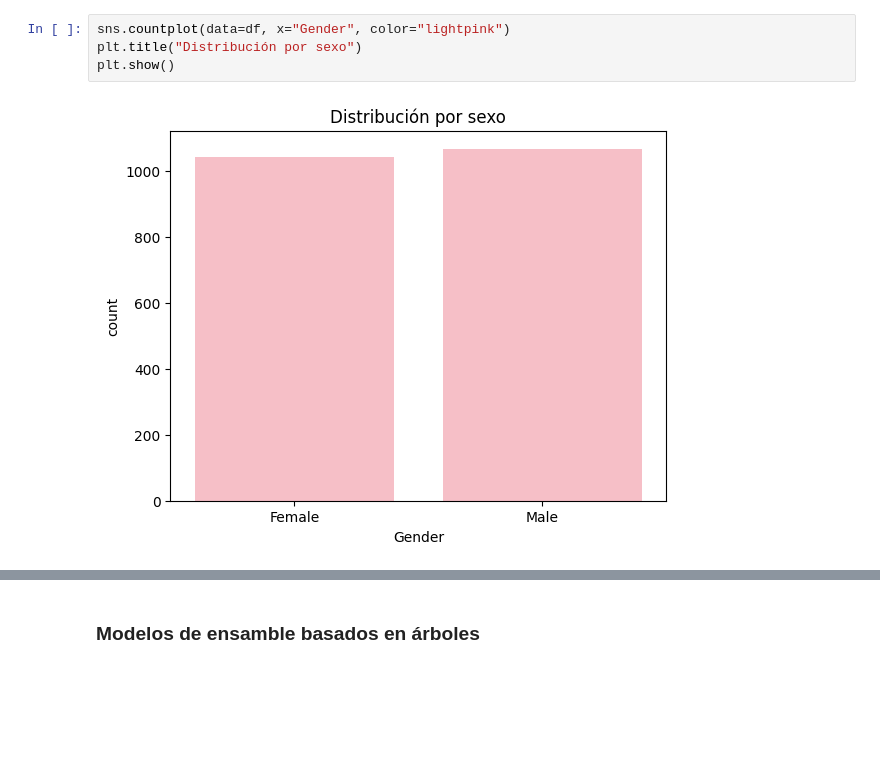
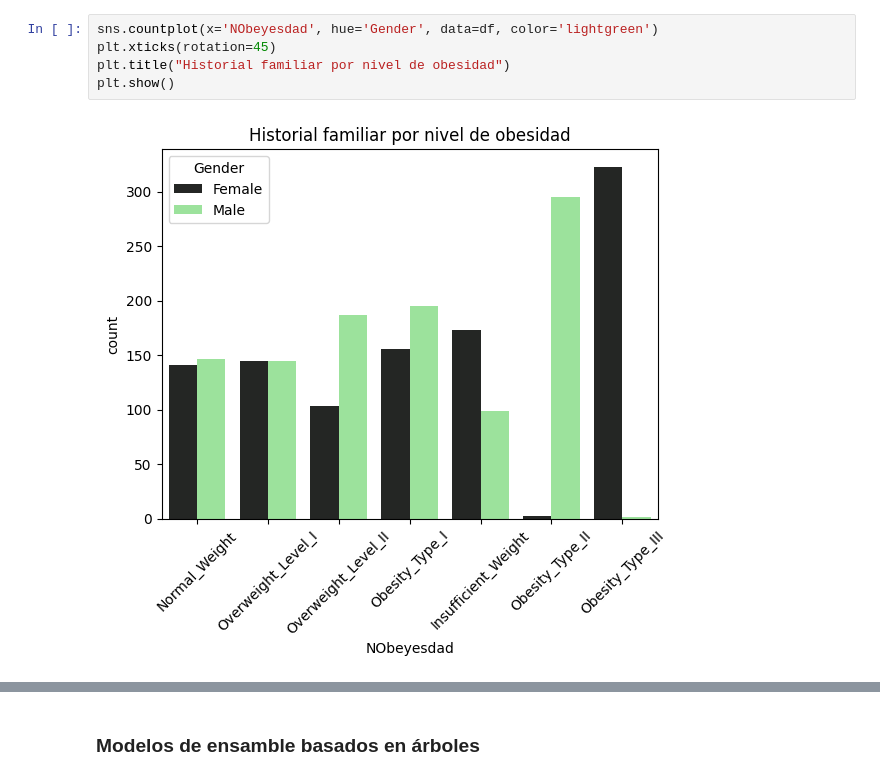
Before and after one commit to MilySierra/Estimation-of-Obesity-Levels-Model, a Jupyter notebook: estimation.ipynb, the cells around one changed output, grey strips where cells are left out. Saved outputs shown, nothing was run; the diff lists cells and outputs as text; blank space fills up the shorter version.

```diff
--- a/estimation.ipynb
+++ b/estimation.ipynb
@@ -113,6 +103,7 @@ sns.boxplot(x=df.TUE, color="lightgreen")
 # %%
-sns.countplot(data=df, x="Gender", color="lightpink")
-plt.title("Distribución por sexo")
+sns.countplot(x='NObeyesdad', hue='Gender', data=df, color='lightgreen')
+plt.xticks(rotation=45)
+plt.title("Historial familiar por nivel de obesidad")
 plt.show()
 # %% [output]
-[figure, old version]
+[figure, new version]
```
Also changed, not shown: parts of 88 cells of this notebook.
